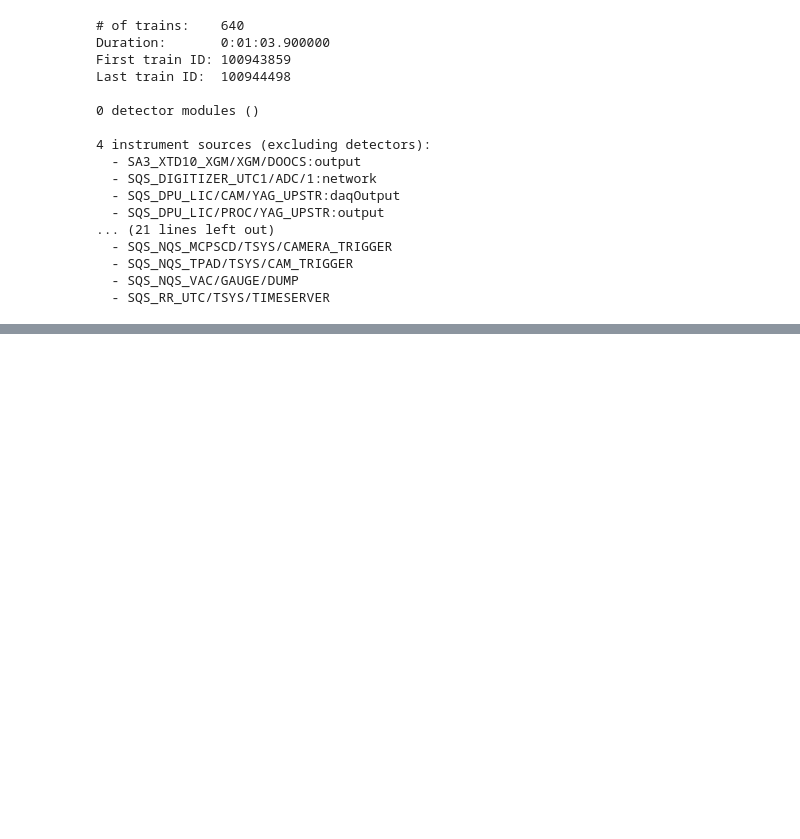
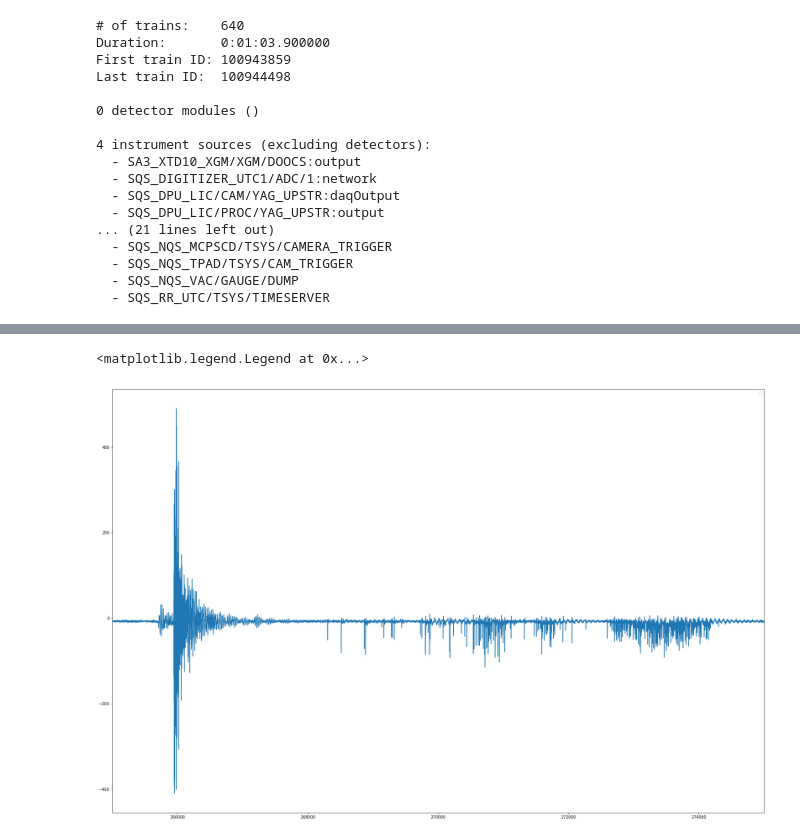
Before and after one commit to skuschel/XFEL_SQS_NQS_Tools, a Jupyter notebook: notebooks/karabo-tutorial.ipynb, the cells around one changed output, grey strips where cells are left out. Cells and saved outputs as stored; diff of their text form; code cells hidden in the pictures; blank space fills up the shorter version.

Commit message:
offline tof plot

```diff
--- a/notebooks/karabo-tutorial.ipynb
+++ b/notebooks/karabo-tutorial.ipynb
@@ -5,5 +6,5 @@ import karabo_data as kd
 # %%
 path = '/gpfs/exfel/exp/SQS/201921/p002430/raw'
-run = '/r0116'
+run = '/r0132'
 # %%
 runData = kd.RunDirectory(path+run)
@@ -33,6 +40,7 @@ runData.
 
 for tid, data in runData.trains():
     print("Processing train", tid)
+    tofdata = data['SQS_DIGITIZER_UTC1/ADC/1:network']['digitizers.channel_1_A.raw.samples']
     break
 # %% [output]
 Processing train 100943859
@@ -59,3 +68,9 @@ Last train ID:  100944498
   - SQS_NQS_TPAD/TSYS/CAM_TRIGGER
   - SQS_NQS_VAC/GAUGE/DUMP
   - SQS_RR_UTC/TSYS/TIMESERVER
+# %%
+plt.figure(figsize = (30,20))
+plt.plot(tofdata)
+plt.xlim(265000,275000)
+plt.legend()
+# %% [output]
@@ -61,0 +78,2 @@ Last train ID:  100944498
+<matplotlib.legend.Legend at 0x...>
+[figure, added]
```
Also changed, not shown: parts of 6 cells of this notebook.
